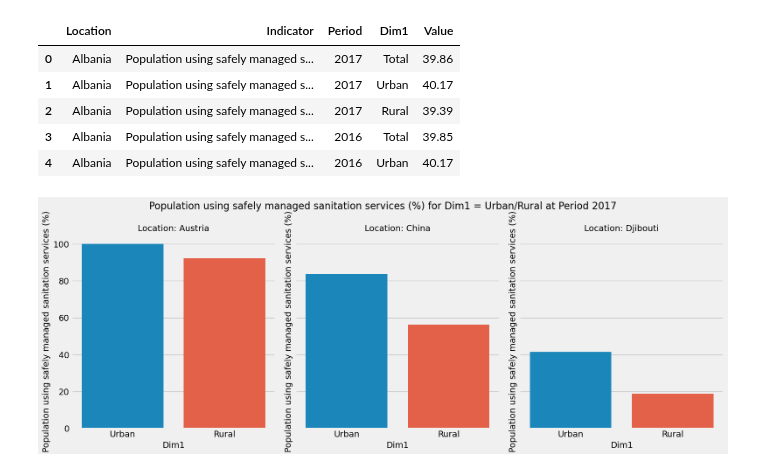
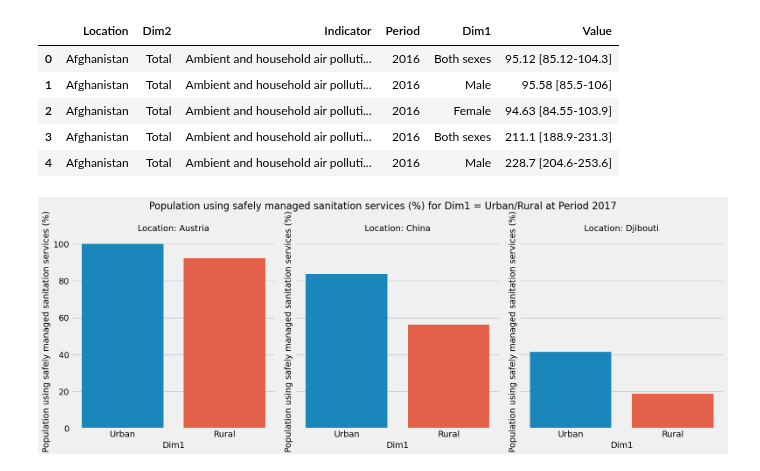
Before and after one commit to violetbi/sds-271-fp, a Jupyter notebook: example.ipynb, the cells around one changed output. Saved outputs shown, nothing was run; the diff lists cells and outputs as text; code cells hidden in the pictures.

Commit message:
add visual1/2/3

```diff
--- a/example.ipynb
+++ b/example.ipynb
@@ -29,17 +3,24 @@ class DataVisualizer(builtins.object)
 # %%
 file_path = 'data/safelySanitization.csv'
+file_path_2 = 'data/HALElifeExpectancyAtBirth.csv'
+file_path_3 = 'data/airPollutionDeathRate.csv'
 
-# Instantiate the DataVisualizer class
+
+# Instantiate the DataAnalyzer class
 visualizer = DataVisualizer(file_path)
+visualizer_2 = DataVisualizer(file_path_2)
+visualizer_3 = DataVisualizer(file_path_3)
 
 visualizer.data.head()
+visualizer_2.data.head()
+visualizer_3.data.head()
 # %% [output]
-|  | Location | Indicator | Period | Dim1 | Value |
-| 0 | Albania | Population using safely managed s... | 2017 | Total | 39.86 |
-| 1 | Albania | Population using safely managed s... | 2017 | Urban | 40.17 |
-| 2 | Albania | Population using safely managed s... | 2017 | Rural | 39.39 |
-| 3 | Albania | Population using safely managed s... | 2016 | Total | 39.85 |
-| 4 | Albania | Population using safely managed s... | 2016 | Urban | 40.17 |
+|  | Location | Dim2 | Indicator | Period | Dim1 | Value |
+| 0 | Afghanistan | Total | Ambient and household air polluti... | 2016 | Both sexes | 95.12 [85.12-104.3] |
+| 1 | Afghanistan | Total | Ambient and household air polluti... | 2016 | Male | 95.58 [85.5-106] |
+| 2 | Afghanistan | Total | Ambient and household air polluti... | 2016 | Female | 94.63 [84.55-103.9] |
+| 3 | Afghanistan | Total | Ambient and household air polluti... | 2016 | Both sexes | 211.1 [188.9-231.3] |
+| 4 | Afghanistan | Total | Ambient and household air polluti... | 2016 | Male | 228.7 [204.6-253.6] |
 # %%
 visualizer.plot_by_location(visualizer,2017, None, ["China","Austria","Djibouti"])
 # %% [output]
```
Also changed, not shown: parts of 6 cells of this notebook.
